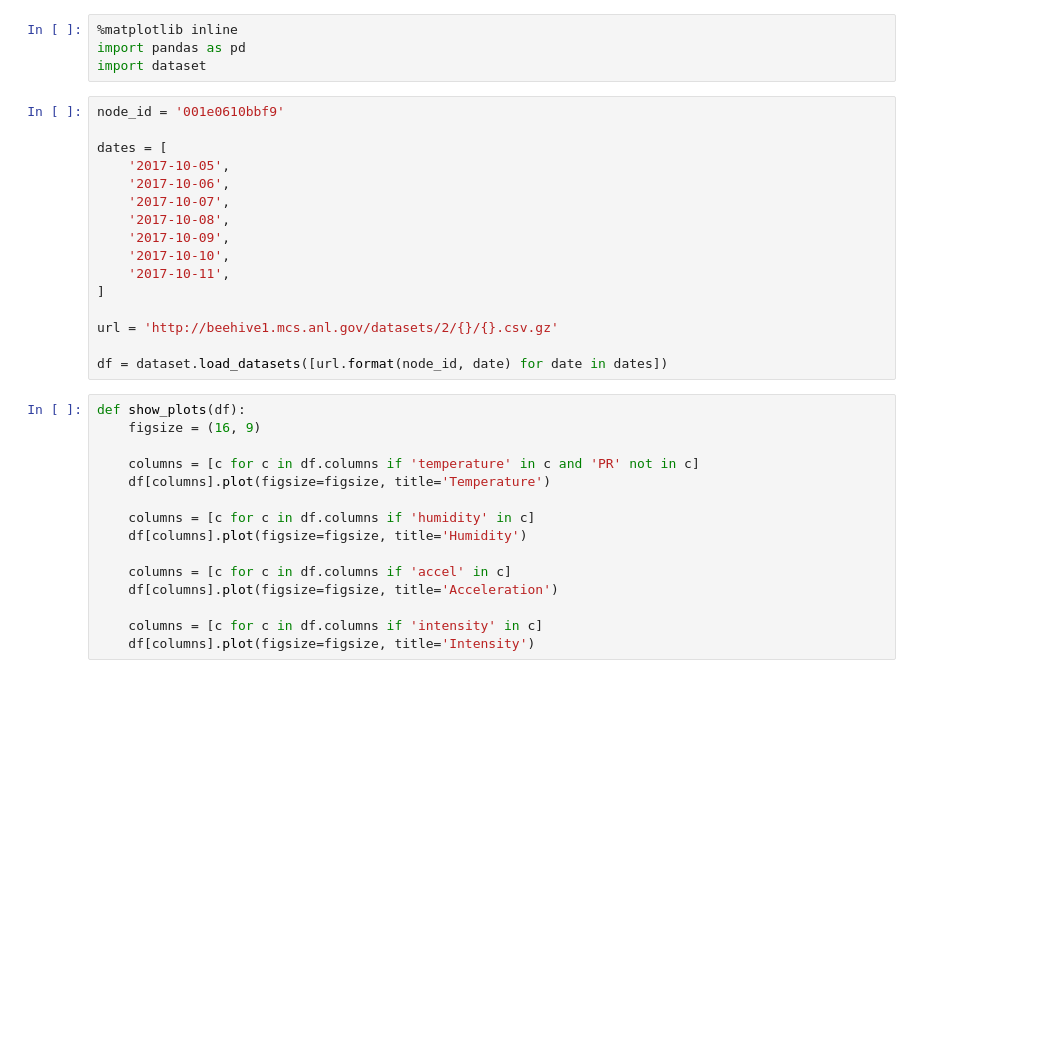
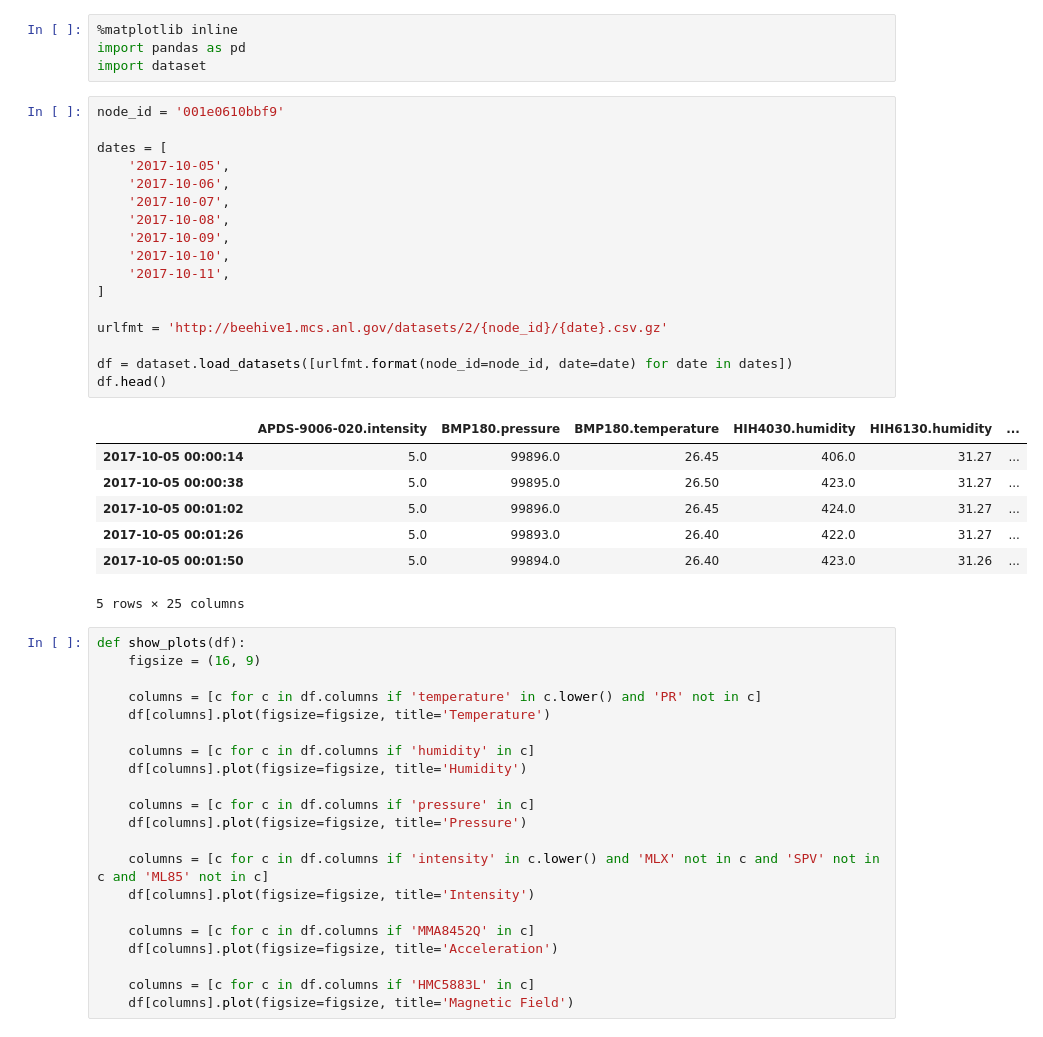
Before and after one commit to seanshahkarami/waggle-notebooks, a Jupyter notebook: Combined Plotting.ipynb, the cells around one changed output. Drawn from its saved outputs; the diff is of its cells as text; blank space fills up the shorter version.

```diff
--- a/Combined Plotting.ipynb
+++ b/Combined Plotting.ipynb
@@ -5,32 +5,47 @@ import dataset
 # %%
 node_id = '001e0610bbf9'
 
 dates = [
     '2017-10-05',
     '2017-10-06',
     '2017-10-07',
     '2017-10-08',
     '2017-10-09',
     '2017-10-10',
     '2017-10-11',
 ]
 
-url = 'http://beehive1.mcs.anl.gov/datasets/2/{}/{}.csv.gz'
+urlfmt = 'http://beehive1.mcs.anl.gov/datasets/2/{node_id}/{date}.csv.gz'
 
-df = dataset.load_datasets([url.format(node_id, date) for date in dates])
+df = dataset.load_datasets([urlfmt.format(node_id=node_id, date=date) for date in dates])
+df.head()
+# %% [output]
+|  | APDS-9006-020.intensity | BMP180.pressure | BMP180.temperature | HIH4030.humidity | HIH6130.humidity | ... |
+| 2017-10-05 00:00:14 | 5.0 | 99896.0 | 26.45 | 406.0 | 31.27 | ... |
+| 2017-10-05 00:00:38 | 5.0 | 99895.0 | 26.50 | 423.0 | 31.27 | ... |
+| 2017-10-05 00:01:02 | 5.0 | 99896.0 | 26.45 | 424.0 | 31.27 | ... |
+| 2017-10-05 00:01:26 | 5.0 | 99893.0 | 26.40 | 422.0 | 31.27 | ... |
+| 2017-10-05 00:01:50 | 5.0 | 99894.0 | 26.40 | 423.0 | 31.26 | ... |
+5 rows × 25 columns
 # %%
 def show_plots(df):
     figsize = (16, 9)
 
-    columns = [c for c in df.columns if 'temperature' in c and 'PR' not in c]
+    columns = [c for c in df.columns if 'temperature' in c.lower() and 'PR' not in c]
     df[columns].plot(figsize=figsize, title='Temperature')
 
     columns = [c for c in df.columns if 'humidity' in c]
     df[columns].plot(figsize=figsize, title='Humidity')
 
-    columns = [c for c in df.columns if 'accel' in c]
+    columns = [c for c in df.columns if 'pressure' in c]
+    df[columns].plot(figsize=figsize, title='Pressure')
+
+    columns = [c for c in df.columns if 'intensity' in c.lower() and 'MLX' not in c and 'SPV' not in c and 'ML85' not in c]
+    df[columns].plot(figsize=figsize, title='Intensity')
+
+    columns = [c for c in df.columns if 'MMA8452Q' in c]
     df[columns].plot(figsize=figsize, title='Acceleration')
 
-    columns = [c for c in df.columns if 'intensity' in c]
-    df[columns].plot(figsize=figsize, title='Intensity')
+    columns = [c for c in df.columns if 'HMC5883L' in c]
+    df[columns].plot(figsize=figsize, title='Magnetic Field')
 # %%
```
Also changed, not shown: parts of 1 cell of this notebook, 1 other file.
